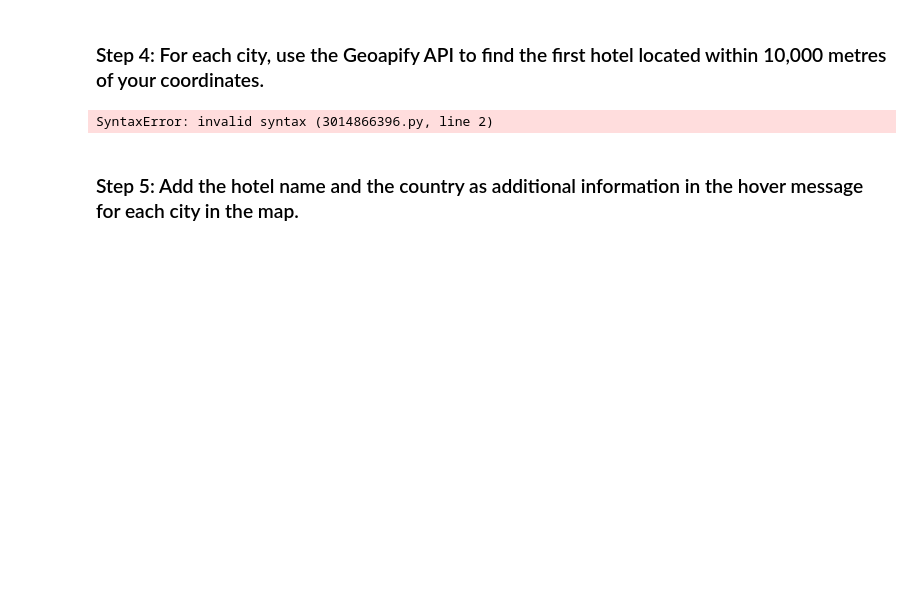
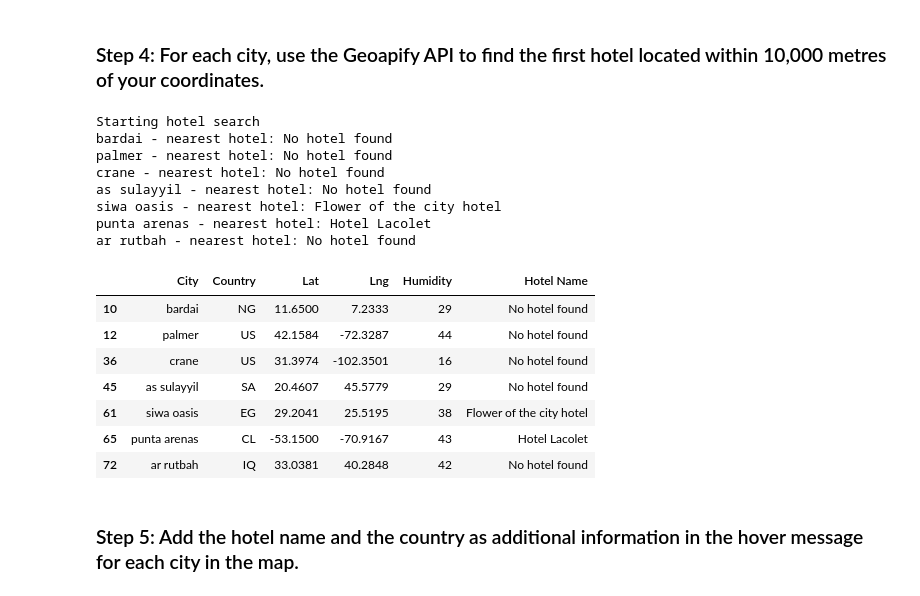
Before and after one commit to realmattimatt/python-api-challenge, a Jupyter notebook: VacationPy.ipynb, the cells around one changed output. Drawn from its saved outputs; the diff is of its cells as text; code cells hidden in the pictures; blank space fills up the shorter version.

```diff
--- a/VacationPy.ipynb
+++ b/VacationPy.ipynb
@@ -91,45 +100,69 @@ hotel_df
 ### Step 4: For each city, use the Geoapify API to find the first hotel located within 10,000 metres of your coordinates.
 # %%
 # Set parameters to search for a hotel
-radius = # YOUR CODE HERE
+radius = 10000
+categories = "accommodation.hotel"
+filter = f"circle:{longitude},{latitude},{radius}"
+bias = f"proximity:{longitude},{latitude}"
+limit = 1
 params = {
-    # YOUR CODE HERE
+    "categories": categories,
+    "limit": limit,
+    "apiKey": geoapify_key,
+    "filter": filter,
+    "bias":bias
 }
 
 # Print a message to follow up the hotel search
 print("Starting hotel search")
 
 # Iterate through the hotel_df DataFrame
 for index, row in hotel_df.iterrows():
     # get latitude, longitude from the DataFrame
-    # YOUR CODE HERE
+    latitude = row["Lat"]
+    longitude = row["Lng"]
 
     # Add the current city's latitude and longitude to the params dictionary
-    params["filter"] = # YOUR CODE HERE
-    params["bias"] = # YOUR CODE HERE
+    params["filter"] = f"circle:{longitude},{latitude},{radius}"
+    params["bias"] = f"proximity:{longitude},{latitude}"
 
     # Set base URL
     base_url = "https://api.geoapify.com/v2/places"
 
     # Make and API request using the params dictionary
-    name_address = # YOUR CODE HERE
+    name_address = requests.get(base_url, params=params)
 
     # Convert the API response to JSON format
-    name_address = # YOUR CODE HERE
+    name_address = name_address.json()
 
     # Grab the first hotel from the results and store the name in the hotel_df DataFrame
     try:
         hotel_df.loc[index, "Hotel Name"] = name_address["features"][0]["properties"]["name"]
     except (KeyError, IndexError):
         # If no hotel is found, set the hotel name as "No hotel found".
         hotel_df.loc[index, "Hotel Name"] = "No hotel found"
 
     # Log the search results
     print(f"{hotel_df.loc[index, 'City']} - nearest hotel: {hotel_df.loc[index, 'Hotel Name']}")
 
 # Display sample data
 hotel_df
 # %% [output]
-SyntaxError: invalid syntax (3014866396.py, line 2)
+Starting hotel search
+bardai - nearest hotel: No hotel found
+palmer - nearest hotel: No hotel found
+crane - nearest hotel: No hotel found
+as sulayyil - nearest hotel: No hotel found
+siwa oasis - nearest hotel: Flower of the city hotel
+punta arenas - nearest hotel: Hotel Lacolet
+ar rutbah - nearest hotel: No hotel found
+|  | City | Country | Lat | Lng | Humidity | Hotel Name |
+| 10 | bardai | NG | 11.6500 | 7.2333 | 29 | No hotel found |
+| 12 | palmer | US | 42.1584 | -72.3287 | 44 | No hotel found |
+| 36 | crane | US | 31.3974 | -102.3501 | 16 | No hotel found |
+| 45 | as sulayyil | SA | 20.4607 | 45.5779 | 29 | No hotel found |
+| 61 | siwa oasis | EG | 29.2041 | 25.5195 | 38 | Flower of the city hotel |
+| 65 | punta arenas | CL | -53.1500 | -70.9167 | 43 | Hotel Lacolet |
+| 72 | ar rutbah | IQ | 33.0381 | 40.2848 | 42 | No hotel found |
 # %% [markdown]
 ### Step 5: Add the hotel name and the country as additional information in the hover message for each city in the map.
```
Also changed, not shown: parts of 6 cells of this notebook, 1 other file.
